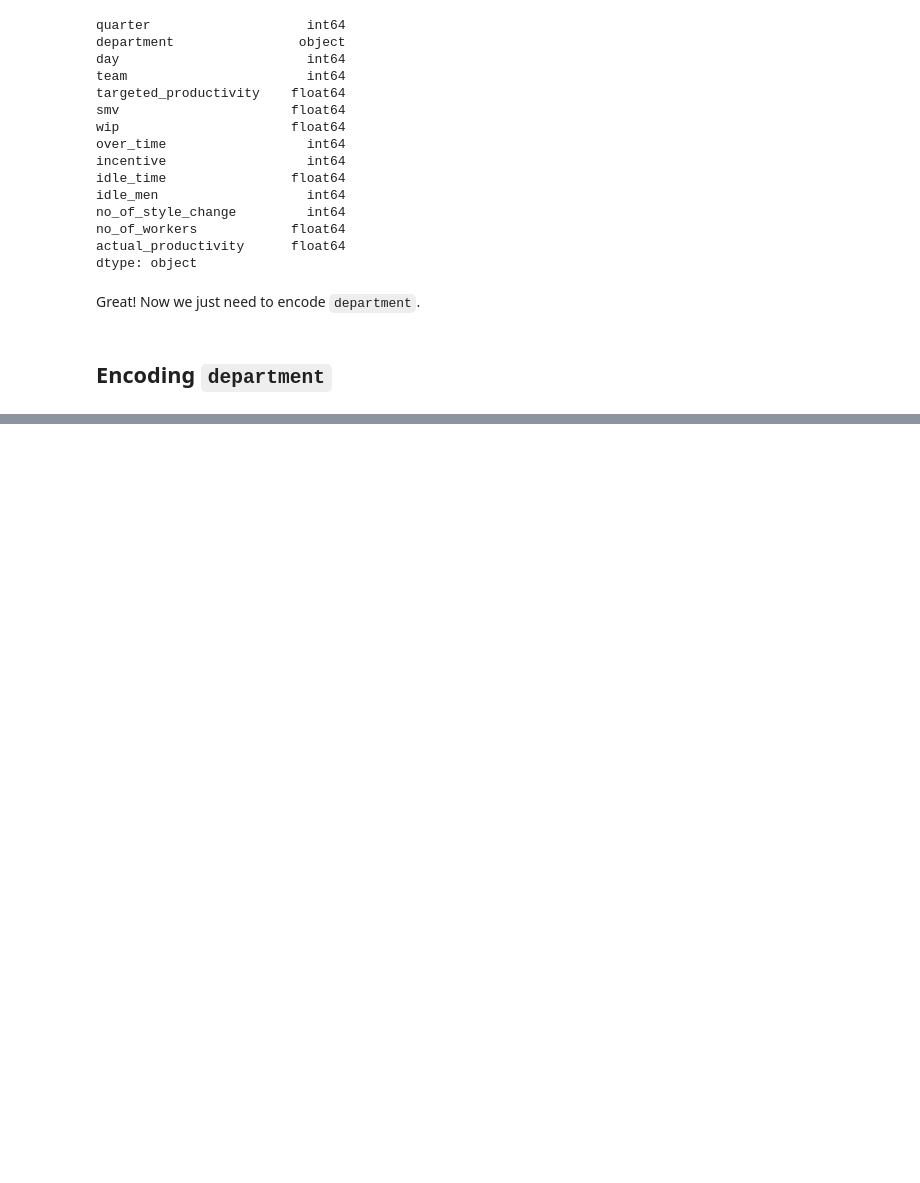
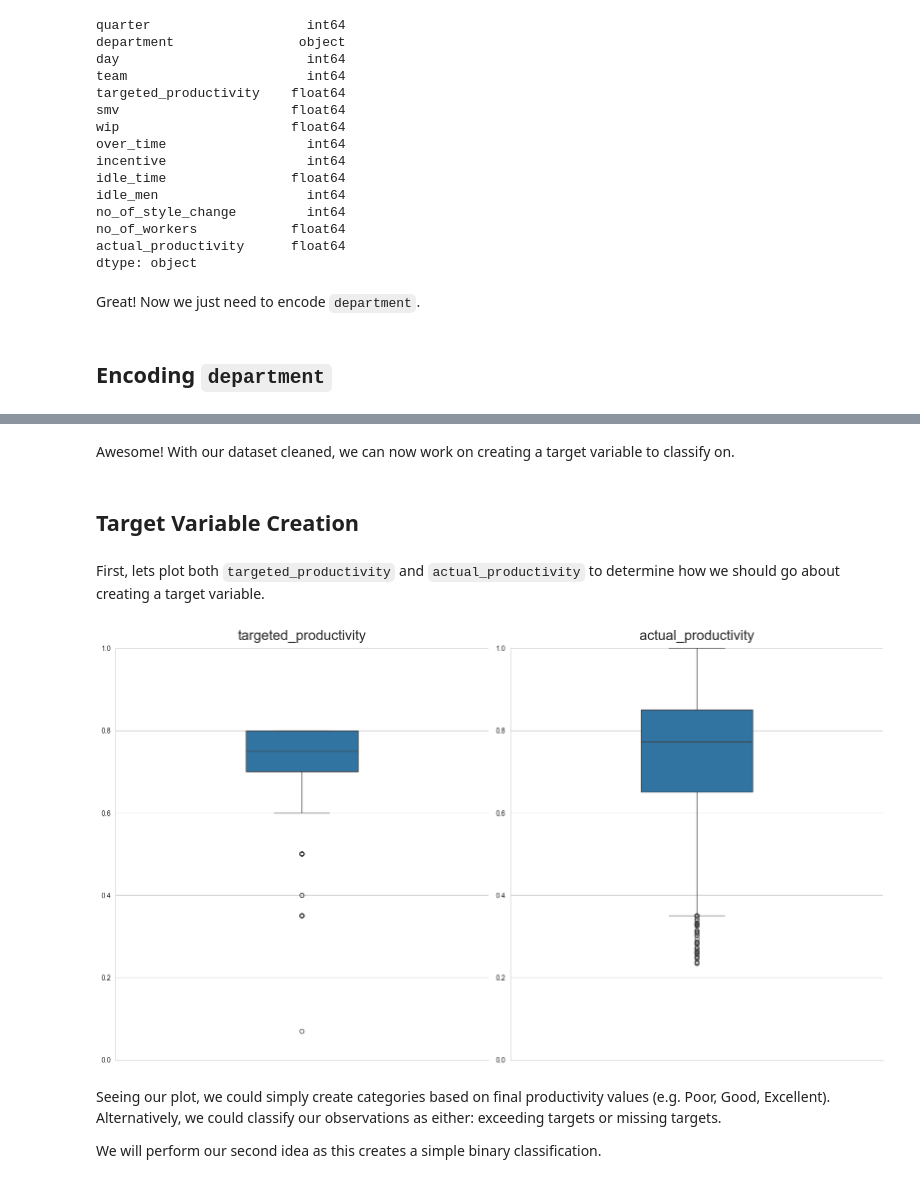
Before and after one commit to jastro-dev/dq-ds-06-employee-productivity-prediction-tree-models, a Jupyter notebook: main_notebook.ipynb, the cells around one changed output, grey strips where cells are left out. Saved outputs shown, nothing was run; the diff lists cells and outputs as text; code cells hidden in the pictures; blank space fills up the shorter version.

```diff
--- a/main_notebook.ipynb
+++ b/main_notebook.ipynb
@@ -428,0 +438,4 @@ Great! Now we just need to encode `department`.
+# %%
+onehot_df = col_trans.fit_transform(df)
+# %%
+df = pd.DataFrame(onehot_df, columns=col_trans.get_feature_names_out())
@@ -428,0 +453,2 @@ Great! Now we just need to encode `department`.
+# %%
+df.drop(columns=['department_finishing'], inplace=True)
@@ -428,0 +482,30 @@ Great! Now we just need to encode `department`.
+# %% [markdown]
+Awesome! With our dataset cleaned, we can now work on creating a target variable to classify on.
+# %% [markdown]
+## Target Variable Creation
+# %% [markdown]
+First, lets plot both `targeted_productivity` and `actual_productivity` to determine how we should go about creating a target variable.
+# %%
+import matplotlib.pyplot as plt
+import seaborn as sns
+
+sns.set_style('whitegrid')
+# %%
+fig, axes = plt.subplots(1, 2, figsize=(16, 9))
+
+for i, col in enumerate(['targeted_productivity', 'actual_productivity']):
+    sns.boxplot(data=df, y=col, ax=axes[i], showfliers=True, width=0.3)
+    axes[i].set_ylim(0, 1)
+    axes[i].set_title(col, fontsize=20, y=1.01)
+    axes[i].set_ylabel('')
+
+
+plt.tight_layout()
+sns.despine()
+plt.show()
+# %% [output]
+[figure, added]
+# %% [markdown]
+Seeing our plot, we could simply create categories based on final productivity values (e.g. Poor, Good, Excellent). Alternatively, we could classify our observations as either: exceeding targets or missing targets.
+
+We will perform our second idea as this creates a simple binary classification.
```
Also changed, not shown: parts of 12 cells of this notebook.
